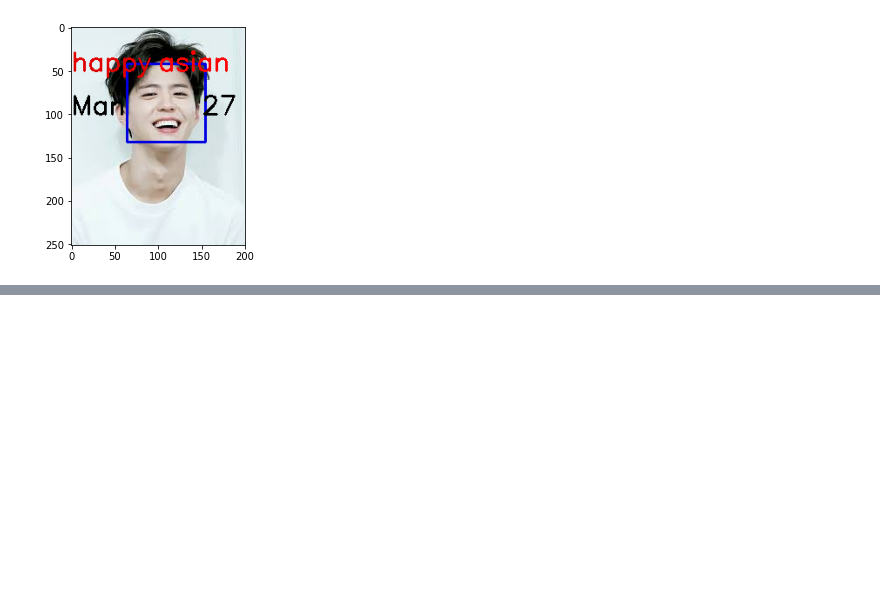
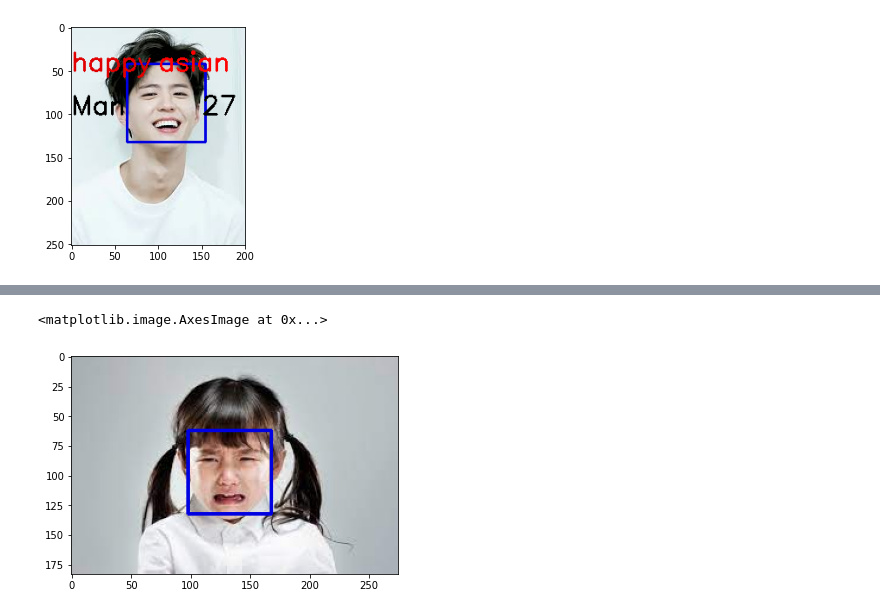
Before and after one commit to junseongwoo/Human_deep_detection, a Jupyter notebook: human_deep_detection.ipynb, the cells around one changed output, grey strips where cells are left out. Saved outputs shown, nothing was run; the diff lists cells and outputs as text; code cells hidden in the pictures; blank space fills up the shorter version.

```diff
--- a/human_deep_detection.ipynb
+++ b/human_deep_detection.ipynb
@@ -74,0 +92,12 @@ plt.imshow(color_img)
+# %%
+faceCascade = cv2.CascadeClassifier(cv2.data.haarcascades +'haarcascade_frontalface_default.xml')
+
+faces = faceCascade.detectMultiScale(color_img, 1.1, 4)
+
+for (x, y, u, v) in faces:
+    cv2.rectangle(color_img, (x,y), (x+u, y+v), (0, 0, 225), 2)
+
+plt.imshow(color_img)
+# %% [output]
+<matplotlib.image.AxesImage at 0x...>
+[figure, added]
```
Also changed, not shown: parts of 7 cells of this notebook.
